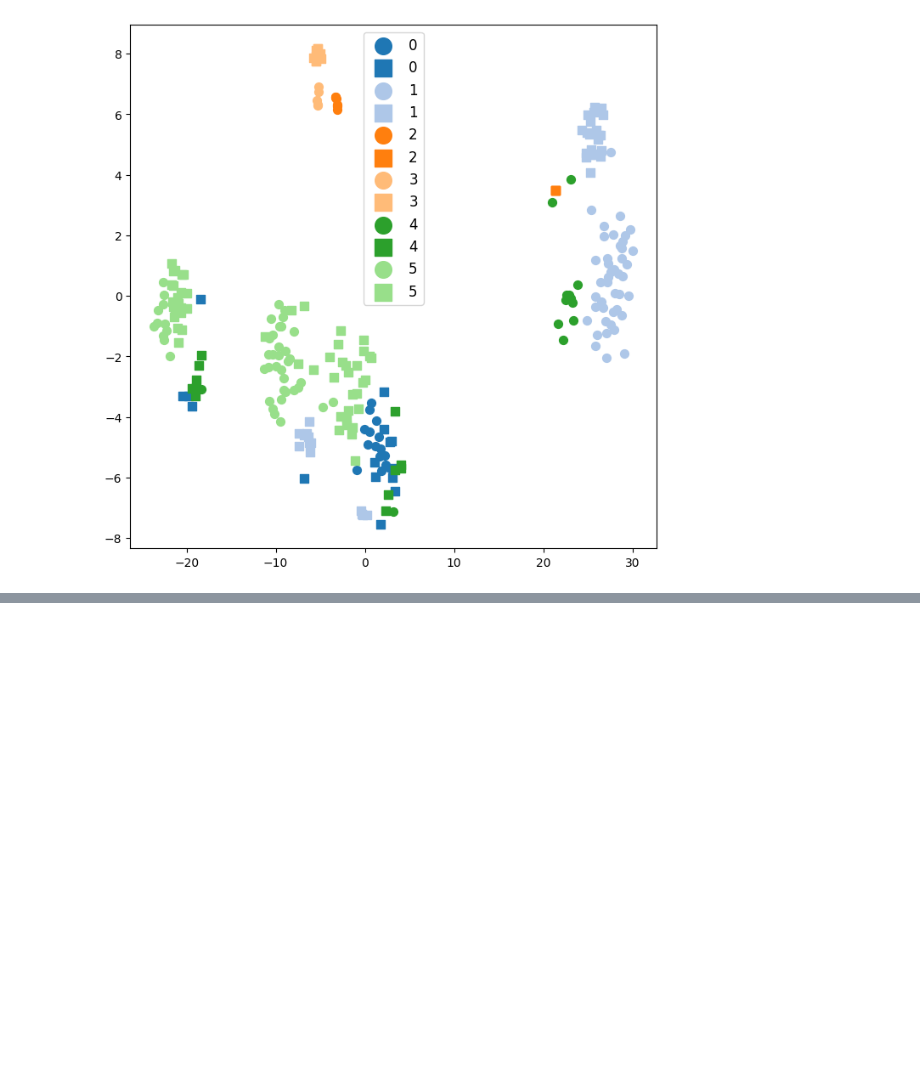
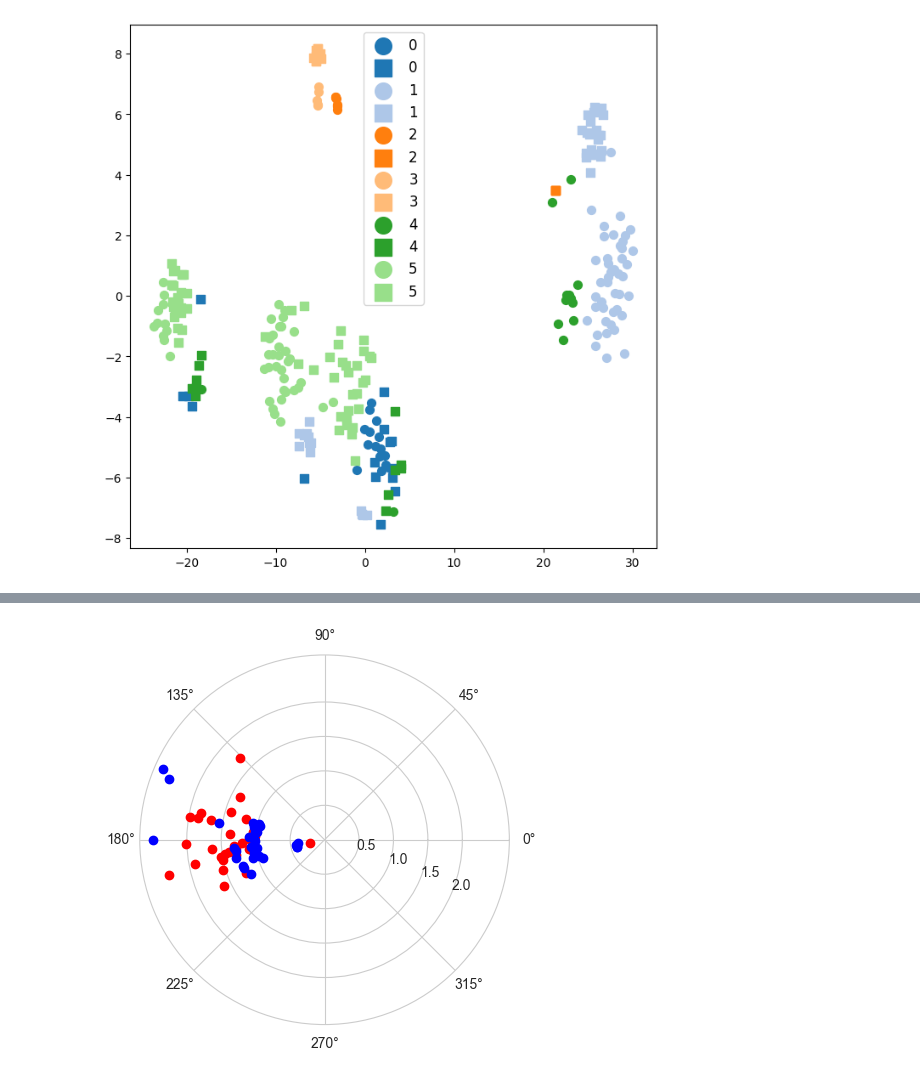
Before and after one commit to ayhamo/SRP_Domain_Adaptation, a Jupyter notebook: vis_features.ipynb, the cells around one changed output, grey strips where cells are left out. Drawn from its saved outputs; the diff is of its cells as text; code cells hidden in the pictures; blank space fills up the shorter version.

```diff
--- a/vis_features.ipynb
+++ b/vis_features.ipynb
@@ -40,3 +40,97 @@ plt.show()
 [t-SNE] KL divergence after 1000 iterations: 0.292805
 [figure]
 [figure]
+# %%
+import matplotlib.pyplot as plt
+import seaborn as sns
+import numpy as np
+import torch
+from dataloader.dataloader import data_generator
+sns.set_style("whitegrid")
+from configs.data_model_configs import get_dataset_class
+from configs.hparams import get_hparams_class
+import matplotlib.cm as cm
+from models.loss import SinkhornDistance
+
+def show_assignments(a, b, P=None, ax=None):
+    if P is not None:
+        norm_P = P/P.max()
+        for i in range(a.shape[0]):
+            for j in range(b.shape[0]):
+                ax.arrow(a[i, 0], a[i, 1], b[j, 0] - a[i, 0], b[j, 1] - a[i, 1],
+                         alpha=norm_P[i,j].item(), color="k")
+
+    ax = plt if ax is None else ax
+
+    # ax.scatter(*a.t(), color="red")
+    # ax.scatter(*b.t(), color="blue")
+
+
+
+data_path = './data/WISDM'
+hparams = {"batch_size":32, \
+           'learning_rate': 0.01,    'src_cls_loss_wt': 1,   'coral_wt': 1}
+
+def compl_mul1d( input, weights):
+    # (batch, in_channel, x ), (in_channel, out_channel, x) -> (batch, out_channel, x)
+    return torch.einsum("bix,iox->box", input, weights)
+
+def get_configs():
+    dataset_class = get_dataset_class('WISDM')
+    hparams_class = get_hparams_class('WISDM')
+    return dataset_class(), hparams_class()
+dataset_configs, hparams_class = get_configs()
+dataset_configs.final_out_channels = dataset_configs.final_out_channels
+
+src_train_dl, src_test_dl = data_generator(data_path, '7' ,dataset_configs,hparams)
+trg_train_dl, trg_test_dl = data_generator(data_path, '18', dataset_configs,hparams)
+
+f = plt.figure(figsize=(9, 6))
+n = 32
+xs,ys = next(iter(src_train_dl))
+xt,yt = next(iter(trg_train_dl))
+xs_ft = torch.fft.rfft(xs, norm='ortho')
+xt_ft = torch.fft.rfft(xt, norm='ortho')
+outs_ft = torch.zeros(32, 3, xs.size(-1)//2 + 1,  device=xs.device, dtype=torch.cfloat)
+weights = torch.rand(3,3,32,dtype=torch.cfloat)
+outs_ft[:, :, :32] = compl_mul1d(xs_ft[:, :, :32], weights)
+rs = outs_ft[:, :, :32].abs().mean([1,2])
+ps = outs_ft[:, :, :32].angle().mean([1,2])+torch.acos(torch.zeros(1)).item() * 2
+
+outt_ft = torch.zeros(32, 3, xt.size(-1)//2 + 1,  device=xt.device, dtype=torch.cfloat)
+# weights = torch.rand(3,3,32,dtype=torch.cfloat)
+outt_ft[:, :, :32] = compl_mul1d(xt_ft[:, :, :32], weights)
+rt = outt_ft[:,:,:32].abs().mean([1,2])
+pt = outt_ft[:,:,:32].angle().mean([1,2])+torch.acos(torch.zeros(1)).item() * 2
+
+# sns.scatterplot(rs,ps,hue=ys,cmap=cm.jet,marker='d', s=80)
+# sns.scatterplot(rt,pt,hue=yt,cmap=cm.jet,marker='o', s=80)
+device = 'cuda' if torch.cuda.is_available() else 'cpu'
+
+polar_s = torch.vstack([rs,ps]).t()
+polar_t = torch.vstack([rt,pt]).t()
+
+polar_s = polar_s.to(device)
+polar_t = polar_t.to(device)
+
+show_assignments(polar_s, polar_t)
+epsilon = 10**(-(2*2))
+solver = SinkhornDistance(eps=epsilon, max_iter=10000, reduction='sum')
+cost, pi, C = solver.forward(polar_s, polar_t)
+# f, axarr = plt.subplots(figsize=(18, 9))
+# show_assignments(polar_s, polar_t, pi, axarr)
+# axarr.set_title("Epsilon: {0:}. Cost: {1:.2f}".format(epsilon, cost))
+
+# cmap = axarr[1, i].imshow(pi)
+# axarr.set_title("Probabilistic transport plan of 1 channel 1 freq",fontsize=18)
+# cbar = plt.colorbar(cmap, ax=axarr)
+# cbar.set_label("Probability mass")
+fig, ax = plt.subplots(subplot_kw={'projection': 'polar'})
+ax.scatter(pt, rt,color="red")
+ax.scatter(ps, rs,color="blue")
+# show_assignments(polar_s, polar_t, pi, ax)
+# ax.set_rmax(2)
+ax.set_rticks([0.5, 1, 1.5, 2])  # Less radial ticks
+ax.set_rlabel_position(-22.5)  # Move radial labels away from plotted line
+ax.grid(True)
+# %% [output]
@@ -42,0 +138 @@ plt.show()
+[figure, added]
```
Also changed, not shown: parts of 1 cell of this notebook, 16 other files.
